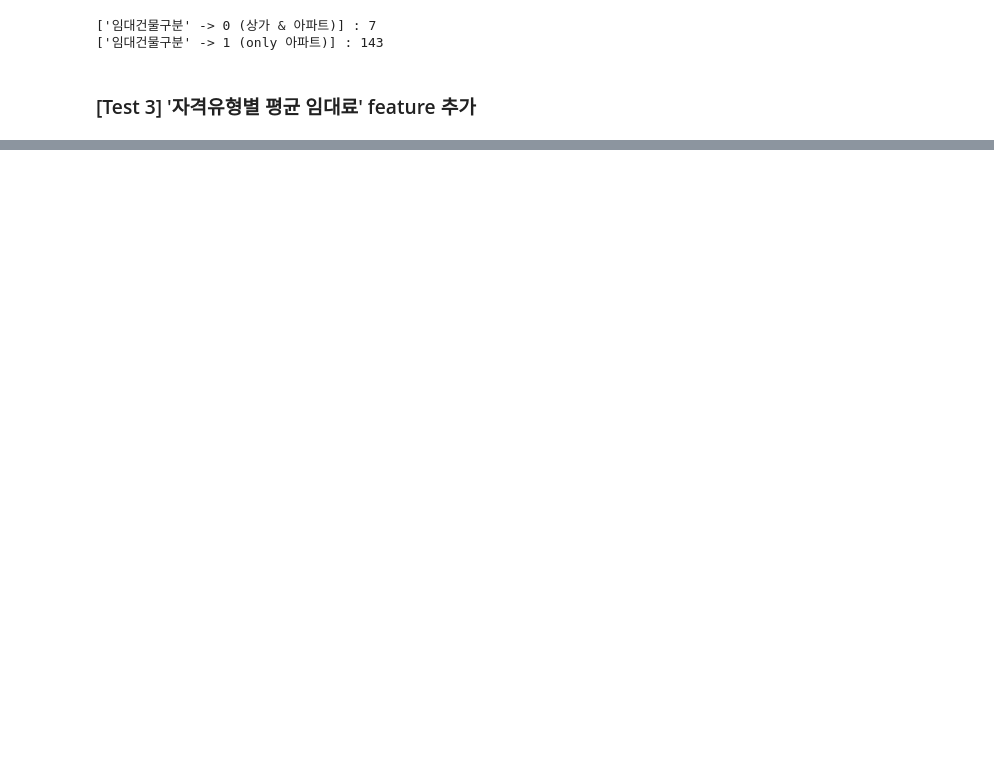
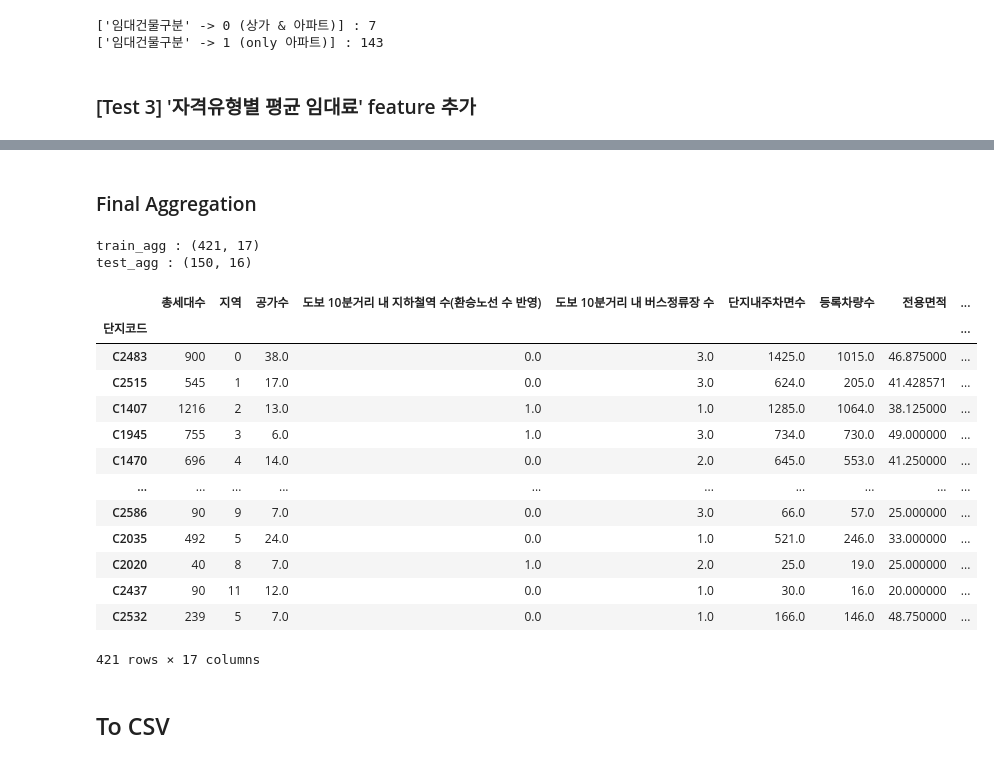
Before and after one commit to Sejong-Kaggle-Challengers-2nd/Choi_YoungMin, a Jupyter notebook: [9]_주차수요_예측/PreProcess/version_3.ipynb, the cells around one changed output, grey strips where cells are left out. Cells and saved outputs as stored; diff of their text form; code cells hidden in the pictures; blank space fills up the shorter version.

```diff
--- a/[9]_주차수요_예측/PreProcess/version_3.ipynb
+++ b/[9]_주차수요_예측/PreProcess/version_3.ipynb
@@ -206,0 +388,18 @@ test_test_3
+# %%
+test_test_3_mean = test_test_3[['단지코드', '임대료', '평균임대료(자격유형)']].copy()
+
+codes = test_test_3_mean.단지코드.unique().tolist()
+
+for code in tqdm(codes):
+    test_test_3_mean.loc[test_test_3_mean.단지코드 == code, '임대료'] = test_test_3_mean.loc[test_test_3_mean.단지코드 == code, '임대료'].mean()
+
+for code in tqdm(codes):
+    test_test_3_mean.loc[test_test_3_mean.단지코드 == code, '평균임대료(자격유형)'] = test_test_3_mean.loc[test_test_3_mean.단지코드 == code, '평균임대료(자격유형)'].mean()
+# %%
+train_test_3_mean = train_test_3_mean.drop_duplicates()
+
+train_test_3_mean = train_test_3_mean.set_index('단지코드')
+
+print(f"train_test_3_mean : {train_test_3_mean.shape}")
+
+train_test_3_mean
@@ -206,0 +422,8 @@ test_test_3
+# %%
+test_test_3_mean = test_test_3_mean.drop_duplicates()
+
+test_test_3_mean = test_test_3_mean.set_index('단지코드')
+
+print(f"test_test_3_mean : {test_test_3_mean.shape}")
+
+test_test_3_mean
@@ -206,0 +448,7 @@ test_test_3
+# %%
+train_test_3_agg = pd.concat([train_test_3_qualify_agg, train_test_3_mean], axis=1)
+test_test_3_agg = pd.concat([test_test_3_qualify_agg, test_test_3_mean], axis=1)
+
+print(f"train_test_3_agg : {train_test_3_agg.shape}\ntest_test_3_agg : {test_test_3_agg.shape}")
+
+train_test_3_agg
@@ -206,0 +472,28 @@ test_test_3
+# %% [markdown]
+### Final Aggregation
+# %%
+train_agg = pd.concat([train_agg, train_dedicated_agg, train_test_2_agg, train_test_3_agg], axis=1)
+test_agg = pd.concat([test_agg, test_dedicated_agg, test_test_2_agg, test_test_3_agg], axis=1)
+
+print(f"train_agg : {train_agg.shape}\ntest_agg : {test_agg.shape}")
+
+train_agg
+# %% [output]
+train_agg : (421, 17)
+test_agg : (150, 16)
+|  | 총세대수 | 지역 | 공가수 | 도보 10분거리 내 지하철역 수(환승노선 수 반영) | 도보 10분거리 내 버스정류장 수 | 단지내주차면수 | 등록차량수 | 전용면적 | ... |
+| 단지코드 |  |  |  |  |  |  |  |  | ... |
+| C2483 | 900 | 0 | 38.0 | 0.0 | 3.0 | 1425.0 | 1015.0 | 46.875000 | ... |
+| C2515 | 545 | 1 | 17.0 | 0.0 | 3.0 | 624.0 | 205.0 | 41.428571 | ... |
+| C1407 | 1216 | 2 | 13.0 | 1.0 | 1.0 | 1285.0 | 1064.0 | 38.125000 | ... |
+| C1945 | 755 | 3 | 6.0 | 1.0 | 3.0 | 734.0 | 730.0 | 49.000000 | ... |
+| C1470 | 696 | 4 | 14.0 | 0.0 | 2.0 | 645.0 | 553.0 | 41.250000 | ... |
+| ... | ... | ... | ... | ... | ... | ... | ... | ... | ... |
+| C2586 | 90 | 9 | 7.0 | 0.0 | 3.0 | 66.0 | 57.0 | 25.000000 | ... |
+| C2035 | 492 | 5 | 24.0 | 0.0 | 1.0 | 521.0 | 246.0 | 33.000000 | ... |
+| C2020 | 40 | 8 | 7.0 | 1.0 | 2.0 | 25.0 | 19.0 | 25.000000 | ... |
+| C2437 | 90 | 11 | 12.0 | 0.0 | 1.0 | 30.0 | 16.0 | 20.000000 | ... |
+| C2532 | 239 | 5 | 7.0 | 0.0 | 1.0 | 166.0 | 146.0 | 48.750000 | ... |
+421 rows × 17 columns
+# %% [markdown]
+## To CSV
```
Also changed, not shown: parts of 37 cells of this notebook, 2 other files.
